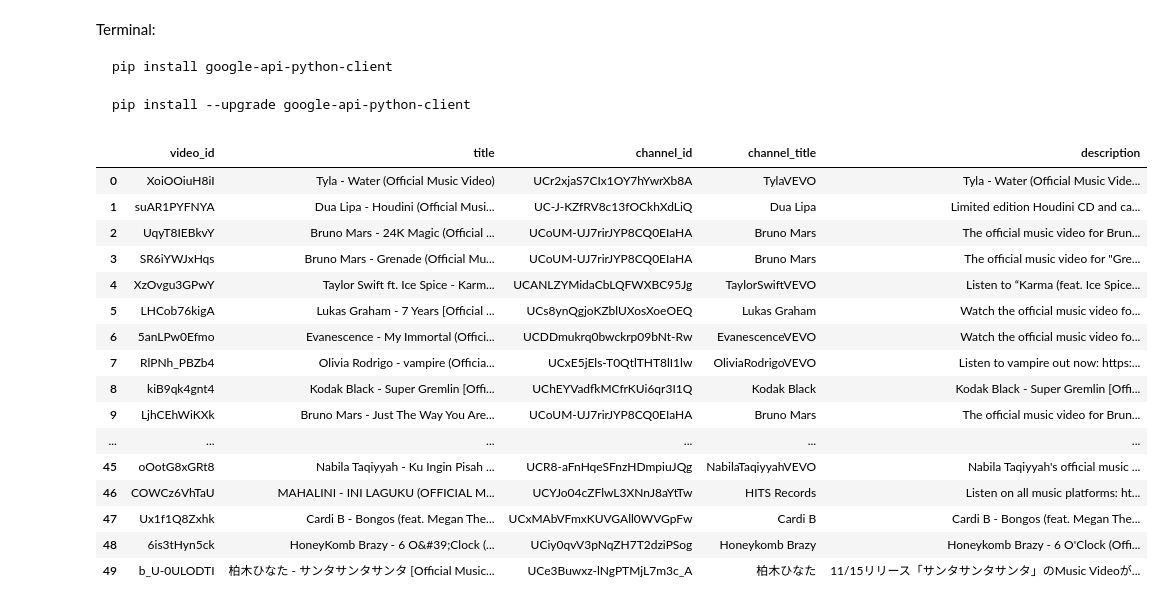
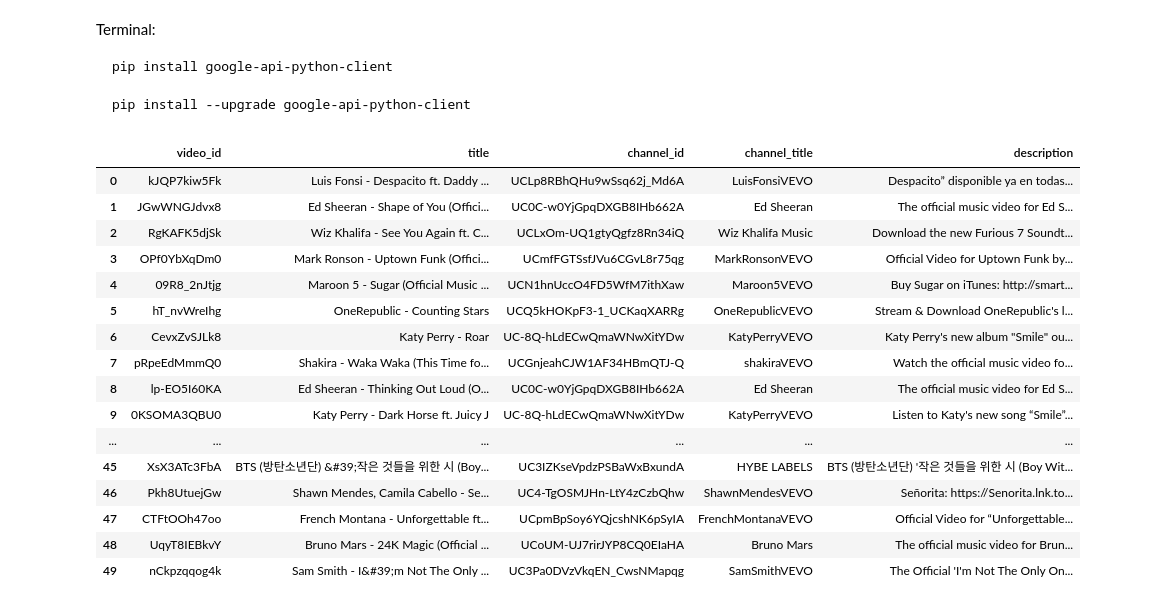
Before and after one commit to lse-ds105/ds105a-project-music-metrics, a Jupyter notebook: notebooks/trial_test.ipynb, the cells around one changed output. Cells and saved outputs as stored; diff of their text form; code cells hidden in the pictures.

```diff
--- a/notebooks/trial_test.ipynb
+++ b/notebooks/trial_test.ipynb
@@ -13,13 +14,13 @@ from pprint import pprint
 import pandas as pd
 import json
 # %%
-credentials_file_path = "./credentials.json"
+credentials_file_path = "../credentials.json"
 
 # open the file and load the data into a variable
 with open(credentials_file_path, "r") as f:
     credentials = json.load(f)
 # %%
-youtube = build('youtube', 'v3', developerKey=credentials['hb_youtube_api_key'])
+youtube = build('youtube', 'v3', developerKey=credentials['youtube_api_key'])
 # %%
 def get_channel_stats(youtube, channel_ids):
     """
@@ -177,52 +178,53 @@ search_response = youtube.search().list(
     part="snippet",
     maxResults=100,
     q="official music video",
-    regionCode="US",
+    regionCode="SG",
     type="video",
     videoCategoryId="10",
+    order="viewCount",
     fields="items(id/videoId,snippet(channelId,channelTitle,description,title)),nextPageToken,pageInfo,prevPageToken,regionCode"
 )
 
 # Execute the request and get the response
 response = search_response.execute()
 
 # Extract video IDs from the response
 video_ids = [item['id']['videoId'] for item in response['items']]
 
 for item in response['items']:
     video_id = item['id']['videoId']
     title = item['snippet']['title']
     channel_id = item['snippet']['channelId']
     channel_title = item['snippet']['channelTitle']
     description = item['snippet']['description']
 
     data.append({
         'video_id': video_id,
         'title': title,
         'channel_id': channel_id,
         'channel_title': channel_title,
         'description': description
     })
 
 df = pd.DataFrame(data)
 df.to_csv('music_videos_testdata.csv', index = False)
 
 df
 # %% [output]
 |  | video_id | title | channel_id | channel_title | description |
-| 0 | XoiOOiuH8iI | Tyla - Water (Official Music Video) | UCr2xjaS7CIx1OY7hYwrXb8A | TylaVEVO | Tyla - Water (Official Music Vide... |
-| 1 | suAR1PYFNYA | Dua Lipa - Houdini (Official Musi... | UC-J-KZfRV8c13fOCkhXdLiQ | Dua Lipa | Limited edition Houdini CD and ca... |
-| 2 | UqyT8IEBkvY | Bruno Mars - 24K Magic (Official ... | UCoUM-UJ7rirJYP8CQ0EIaHA | Bruno Mars | The official music video for Brun... |
-| 3 | SR6iYWJxHqs | Bruno Mars - Grenade (Official Mu... | UCoUM-UJ7rirJYP8CQ0EIaHA | Bruno Mars | The official music video for "Gre... |
-| 4 | XzOvgu3GPwY | Taylor Swift ft. Ice Spice - Karm... | UCANLZYMidaCbLQFWXBC95Jg | TaylorSwiftVEVO | Listen to “Karma (feat. Ice Spice... |
-| 5 | LHCob76kigA | Lukas Graham - 7 Years [Official ... | UCs8ynQgjoKZblUXosXoeOEQ | Lukas Graham | Watch the official music video fo... |
-| 6 | 5anLPw0Efmo | Evanescence - My Immortal (Offici... | UCDDmukrq0bwckrp09bNt-Rw | EvanescenceVEVO | Watch the official music video fo... |
-| 7 | RlPNh_PBZb4 | Olivia Rodrigo - vampire (Officia... | UCxE5jEls-T0QtlTHT8lI1lw | OliviaRodrigoVEVO | Listen to vampire out now: https:... |
-| 8 | kiB9qk4gnt4 | Kodak Black - Super Gremlin [Offi... | UChEYVadfkMCfrKUi6qr3I1Q | Kodak Black | Kodak Black - Super Gremlin [Offi... |
-| 9 | LjhCEhWiKXk | Bruno Mars - Just The Way You Are... | UCoUM-UJ7rirJYP8CQ0EIaHA | Bruno Mars | The official music video for Brun... |
+| 0 | kJQP7kiw5Fk | Luis Fonsi - Despacito ft. Daddy ... | UCLp8RBhQHu9wSsq62j_Md6A | LuisFonsiVEVO | Despacito” disponible ya en todas... |
+| 1 | JGwWNGJdvx8 | Ed Sheeran - Shape of You (Offici... | UC0C-w0YjGpqDXGB8IHb662A | Ed Sheeran | The official music video for Ed S... |
+| 2 | RgKAFK5djSk | Wiz Khalifa - See You Again ft. C... | UCLxOm-UQ1gtyQgfz8Rn34iQ | Wiz Khalifa Music | Download the new Furious 7 Soundt... |
+| 3 | OPf0YbXqDm0 | Mark Ronson - Uptown Funk (Offici... | UCmfFGTSsfJVu6CGvL8r75qg | MarkRonsonVEVO | Official Video for Uptown Funk by... |
+| 4 | 09R8_2nJtjg | Maroon 5 - Sugar (Official Music ... | UCN1hnUccO4FD5WfM7ithXaw | Maroon5VEVO | Buy Sugar on iTunes: http://smart... |
+| 5 | hT_nvWreIhg | OneRepublic - Counting Stars | UCQ5kHOKpF3-1_UCKaqXARRg | OneRepublicVEVO | Stream & Download OneRepublic's l... |
+| 6 | CevxZvSJLk8 | Katy Perry - Roar | UC-8Q-hLdECwQmaWNwXitYDw | KatyPerryVEVO | Katy Perry's new album "Smile" ou... |
+| 7 | pRpeEdMmmQ0 | Shakira - Waka Waka (This Time fo... | UCGnjeahCJW1AF34HBmQTJ-Q | shakiraVEVO | Watch the official music video fo... |
+| 8 | lp-EO5I60KA | Ed Sheeran - Thinking Out Loud (O... | UC0C-w0YjGpqDXGB8IHb662A | Ed Sheeran | The official music video for Ed S... |
+| 9 | 0KSOMA3QBU0 | Katy Perry - Dark Horse ft. Juicy J | UC-8Q-hLdECwQmaWNwXitYDw | KatyPerryVEVO | Listen to Katy's new song “Smile”... |
 | ... | ... | ... | ... | ... | ... |
-| 45 | oOotG8xGRt8 | Nabila Taqiyyah - Ku Ingin Pisah ... | UCR8-aFnHqeSFnzHDmpiuJQg | NabilaTaqiyyahVEVO | Nabila Taqiyyah's official music ... |
-| 46 | COWCz6VhTaU | MAHALINI - INI LAGUKU (OFFICIAL M... | UCYJo04cZFlwL3XNnJ8aYtTw | HITS Records | Listen on all music platforms: ht... |
-| 47 | Ux1f1Q8Zxhk | Cardi B - Bongos (feat. Megan The... | UCxMAbVFmxKUVGAll0WVGpFw | Cardi B | Cardi B - Bongos (feat. Megan The... |
-| 48 | 6is3tHyn5ck | HoneyKomb Brazy - 6 O&#39;Clock (... | UCiy0qvV3pNqZH7T2dziPSog | Honeykomb Brazy | Honeykomb Brazy - 6 O'Clock (Offi... |
-| 49 | b_U-0ULODTI | 柏木ひなた - サンタサンタサンタ [Official Music... | UCe3Buwxz-lNgPTMjL7m3c_A | 柏木ひなた | 11/15リリース「サンタサンタサンタ」のMusic Videoが... |
+| 45 | XsX3ATc3FbA | BTS (방탄소년단) &#39;작은 것들을 위한 시 (Boy... | UC3IZKseVpdzPSBaWxBxundA | HYBE LABELS | BTS (방탄소년단) '작은 것들을 위한 시 (Boy Wit... |
+| 46 | Pkh8UtuejGw | Shawn Mendes, Camila Cabello - Se... | UC4-TgOSMJHn-LtY4zCzbQhw | ShawnMendesVEVO | Señorita: https://Senorita.lnk.to... |
+| 47 | CTFtOOh47oo | French Montana - Unforgettable ft... | UCpmBpSoy6YQjcshNK6pSyIA | FrenchMontanaVEVO | Official Video for “Unforgettable... |
+| 48 | UqyT8IEBkvY | Bruno Mars - 24K Magic (Official ... | UCoUM-UJ7rirJYP8CQ0EIaHA | Bruno Mars | The official music video for Brun... |
+| 49 | nCkpzqqog4k | Sam Smith - I&#39;m Not The Only ... | UC3Pa0DVzVkqEN_CwsNMapqg | SamSmithVEVO | The Official 'I'm Not The Only On... |
```
Also changed, not shown: parts of 4 cells of this notebook, 1 other file.
